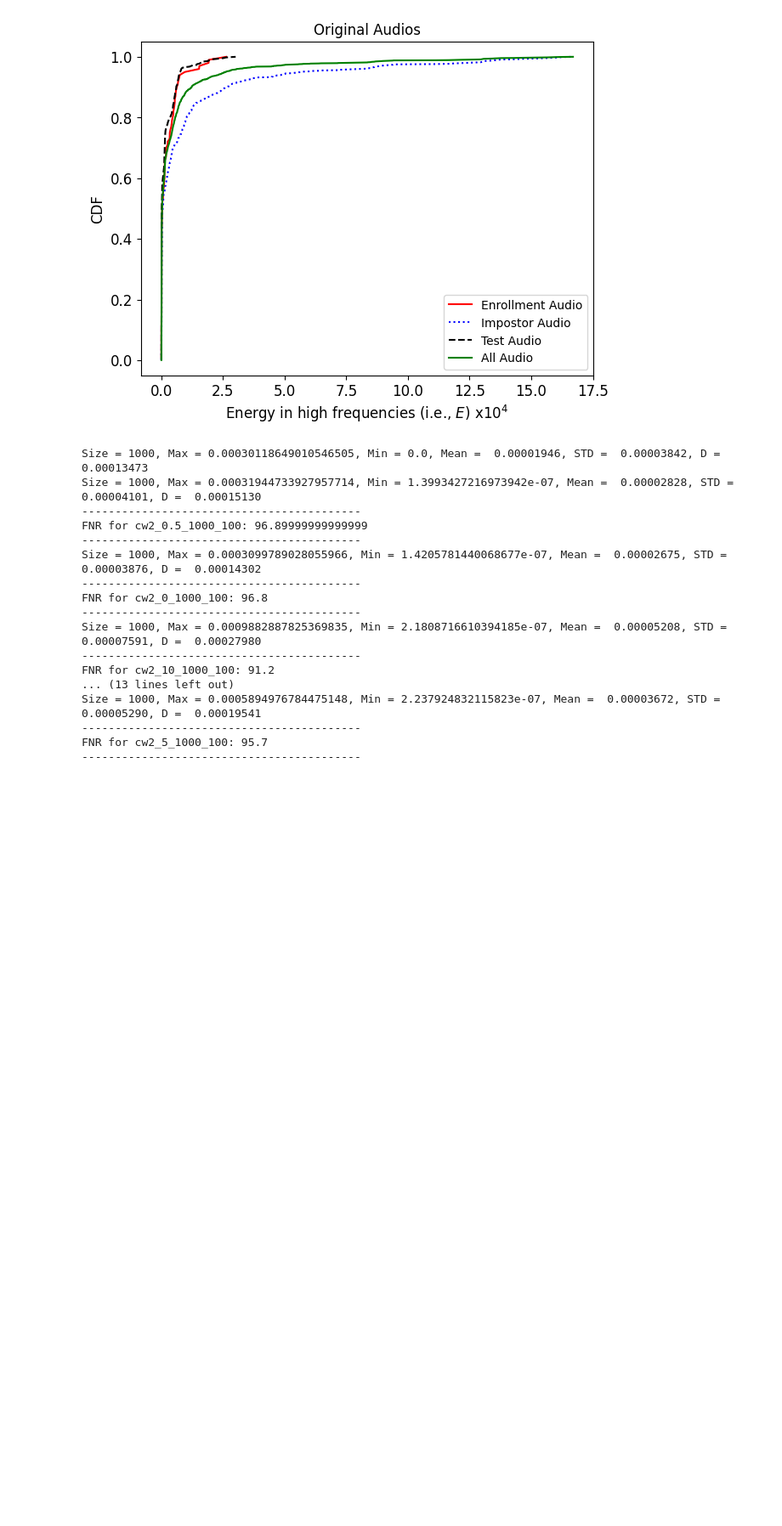
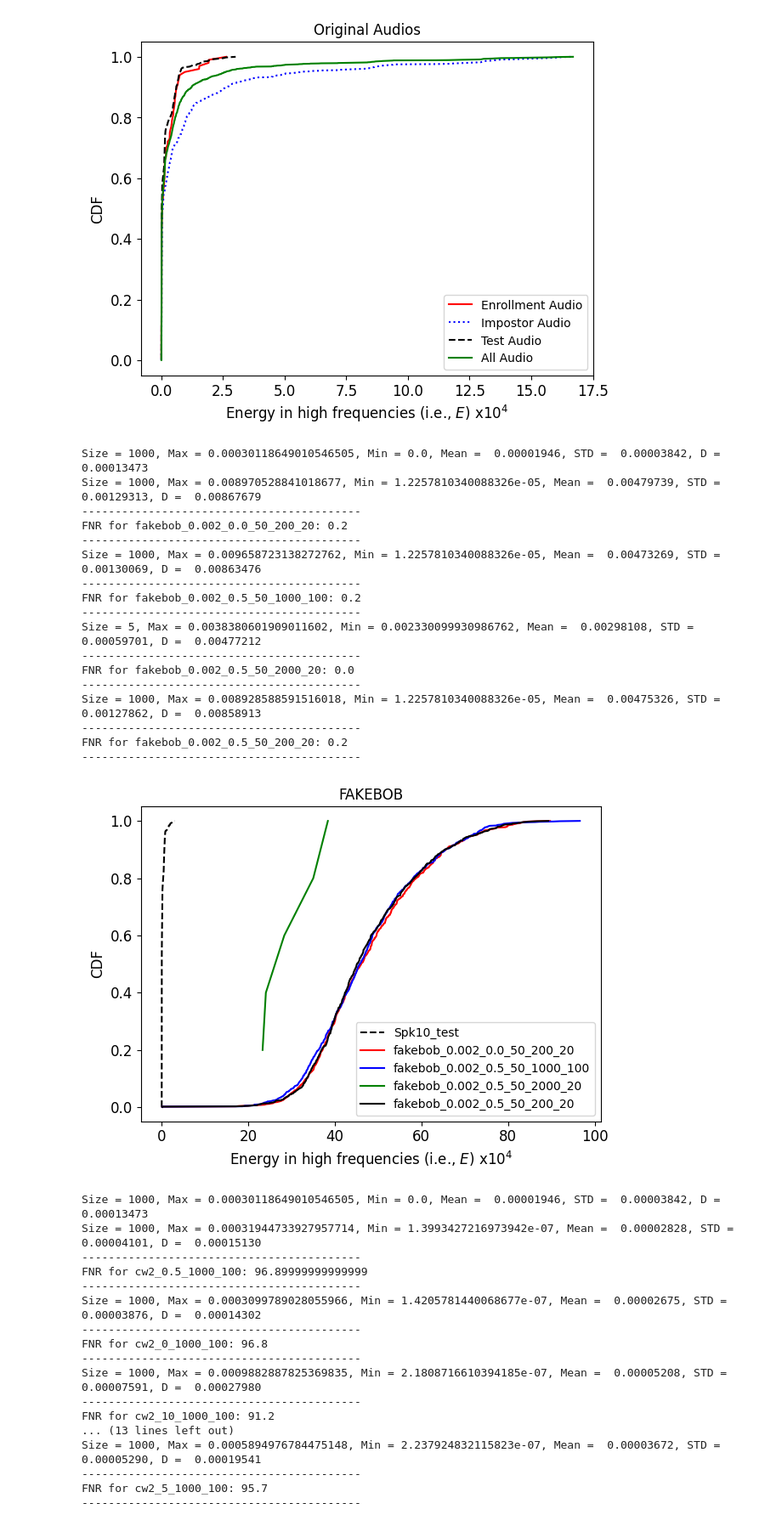
Before and after one commit to sanchitd9/speakerguard, a Jupyter notebook: sanchit/cdf.ipynb, the cells around one changed output. Shown at 85% size. Cells and saved outputs as stored; diff of their text form; code cells hidden in the pictures; blank space fills up the shorter version.

Commit message:
Add fakebob results

```diff
--- a/sanchit/cdf.ipynb
+++ b/sanchit/cdf.ipynb
@@ -113,6 +113,36 @@ Size = 1000, Max = 0.00030118649010546505, Min = 0.0, Mean =  0.00001946, STD =
 Size = 2100, Max = 0.0016693498473614454, Min = 0.0, Mean =  0.00005960, STD =  0.00018325, D =  0.00060935
 FPR for Spk10_test: 2.8000000000000003
 [figure]
+# %%
+# FAKEBOB Attack
+fakebob_files = os.listdir("output/fakebob")
+fakebob_data = {}
+for x in fakebob_files:
+  with open(f"output/fakebob/{x}", "br") as f:
+    temp = pickle.load(f)
+    temp.sort()
+    fakebob_data[x.split(".pickle")[0]] = temp
+
+plot_cdf_adversarial_audio(original_data["spk10test"], fakebob_data, "FAKEBOB")
+# %% [output]
+Size = 1000, Max = 0.00030118649010546505, Min = 0.0, Mean =  0.00001946, STD =  0.00003842, D =  0.00013473
+Size = 1000, Max = 0.008970528841018677, Min = 1.2257810340088326e-05, Mean =  0.00479739, STD =  0.00129313, D =  0.00867679
+------------------------------------------
+FNR for fakebob_0.002_0.0_50_200_20: 0.2
+------------------------------------------
+Size = 1000, Max = 0.009658723138272762, Min = 1.2257810340088326e-05, Mean =  0.00473269, STD =  0.00130069, D =  0.00863476
+------------------------------------------
+FNR for fakebob_0.002_0.5_50_1000_100: 0.2
+------------------------------------------
+Size = 5, Max = 0.0038380601909011602, Min = 0.002330099930986762, Mean =  0.00298108, STD =  0.00059701, D =  0.00477212
+------------------------------------------
+FNR for fakebob_0.002_0.5_50_2000_20: 0.0
+------------------------------------------
+Size = 1000, Max = 0.008928588591516018, Min = 1.2257810340088326e-05, Mean =  0.00475326, STD =  0.00127862, D =  0.00858913
+------------------------------------------
+FNR for fakebob_0.002_0.5_50_200_20: 0.2
+------------------------------------------
+[figure, added]
 # %%
 # CW2 Attack
 cw2_files = os.listdir("output/cw2")
```
Also changed, not shown: 5 other files.
